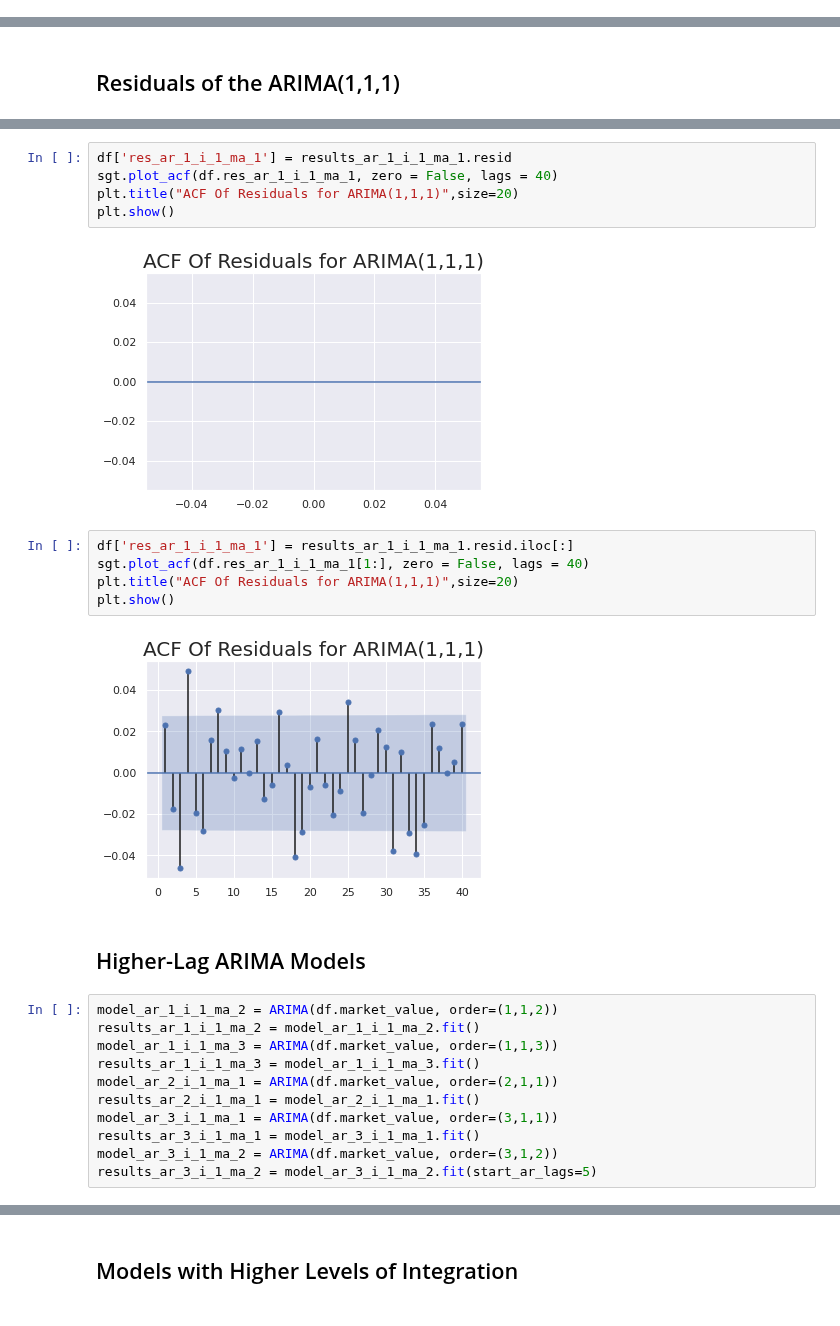
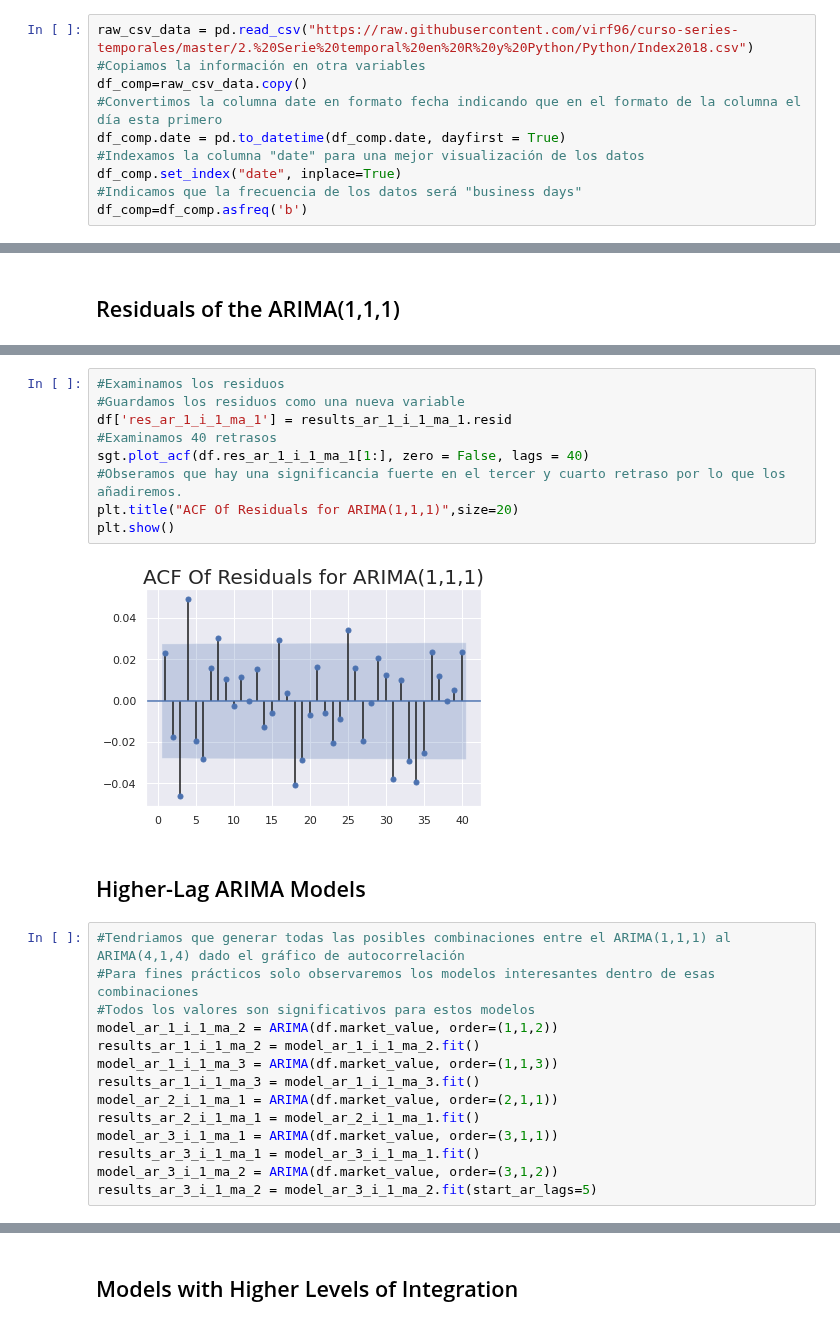
Before and after one commit to virf96/Proyectos, a Jupyter notebook: onsideraciones_ARIMA.ipynb, the cells around one changed output, grey strips where cells are left out. Saved outputs shown, nothing was run; the diff lists cells and outputs as text.

```diff
--- a/onsideraciones_ARIMA.ipynb
+++ b/onsideraciones_ARIMA.ipynb
@@ -24,0 +90,10 @@ df_comp=df_comp.fillna(method='ffill')
+# %%
+raw_csv_data = pd.read_csv("https://raw.githubusercontent.com/virf96/curso-series-temporales/master/2.%20Serie%20temporal%20en%20R%20y%20Python/Python/Index2018.csv")
+#Copiamos la información en otra variables
+df_comp=raw_csv_data.copy()
+#Convertimos la columna date en formato fecha indicando que en el formato de la columna el día esta primero
+df_comp.date = pd.to_datetime(df_comp.date, dayfirst = True)
+#Indexamos la columna "date" para una mejor visualización de los datos
+df_comp.set_index("date", inplace=True)
+#Indicamos que la frecuencia de los datos será "business days"
+df_comp=df_comp.asfreq('b')
@@ -75,20 +192,20 @@ Roots
 # %%
+#Examinamos los residuos
+#Guardamos los residuos como una nueva variable
 df['res_ar_1_i_1_ma_1'] = results_ar_1_i_1_ma_1.resid
-sgt.plot_acf(df.res_ar_1_i_1_ma_1, zero = False, lags = 40)
+#Examinamos 40 retrasos
+sgt.plot_acf(df.res_ar_1_i_1_ma_1[1:], zero = False, lags = 40)
+#Obseramos que hay una significancia fuerte en el tercer y cuarto retraso por lo que los añadiremos.
 plt.title("ACF Of Residuals for ARIMA(1,1,1)",size=20)
 plt.show()
 # %% [output]
-[figure, old version]
+[figure, new version]
-# %%
-df['res_ar_1_i_1_ma_1'] = results_ar_1_i_1_ma_1.resid.iloc[:]
-sgt.plot_acf(df.res_ar_1_i_1_ma_1[1:], zero = False, lags = 40)
-plt.title("ACF Of Residuals for ARIMA(1,1,1)",size=20)
-plt.show()
-# %% [output]
-[figure, removed]
 # %% [markdown]
 ## Higher-Lag ARIMA Models
 # %%
+#Tendriamos que generar todas las posibles combinaciones entre el ARIMA(1,1,1) al ARIMA(4,1,4) dado el gráfico de autocorrelación
+#Para fines prácticos solo observaremos los modelos interesantes dentro de esas combinaciones
+#Todos los valores son significativos para estos modelos
 model_ar_1_i_1_ma_2 = ARIMA(df.market_value, order=(1,1,2))
 results_ar_1_i_1_ma_2 = model_ar_1_i_1_ma_2.fit()
 model_ar_1_i_1_ma_3 = ARIMA(df.market_value, order=(1,1,3))
```
Also changed, not shown: parts of 30 cells of this notebook.
